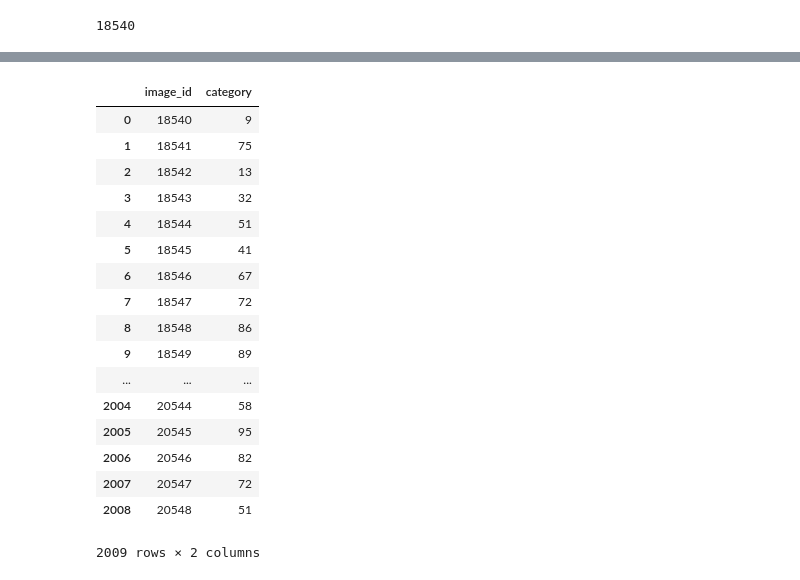
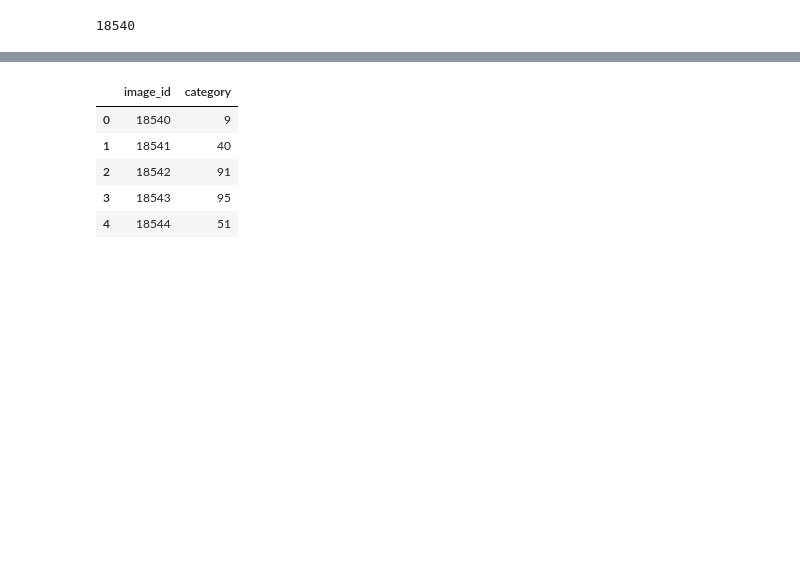
Before and after one commit to sagar9926/FlowerClassification, a Jupyter notebook: Copy_of_Flower_category_comp.ipynb, the cells around one changed output, grey strips where cells are left out. Cells and saved outputs as stored; diff of their text form; code cells hidden in the pictures; blank space fills up the shorter version.

```diff
--- a/Copy_of_Flower_category_comp.ipynb
+++ b/Copy_of_Flower_category_comp.ipynb
@@ -179,15 +182,18 @@ y.shape
 # %% [output]
 (18540, 103)
 # %%
-X_train, X_test, y_train, y_test = train_test_split(X, y, random_state=42, test_size=0.25 )
+X_train, X_test, y_train, y_test = train_test_split(X, y, random_state=42, test_size=0.25,stratify = L )
 # %%
-datagen = ImageDataGenerator(featurewise_center=True, featurewise_std_normalization=True,horizontal_flip = True)
+datagen = ImageDataGenerator(featurewise_center=True, featurewise_std_normalization=True,horizontal_flip = True,vertical_flip = True)
 datagen.fit(X_train)
+
+val_datagen = ImageDataGenerator(featurewise_center=True, featurewise_std_normalization=True)
+val_datagen.fit(X_train)
 
 
 # demonstrate effect on entire training dataset
 train_iterator = datagen.flow(X_train, y_train, batch_size=256, shuffle=False) #what is the use of shuffle
-val_iterator = datagen.flow(X_test, y_test, batch_size=64, shuffle=False)
+val_iterator = val_datagen.flow(X_test, y_test, batch_size=64, shuffle=False)
 # %%
 # Define the model
 model1 = Sequential()
@@ -478,7 +698,7 @@ df_test['image_id'][0]
 # %%
 test_image = []
 for i in tqdm(range(df_test.shape[0])):
-    img = image.load_img('../data/test/'+df_test['image_id'][i].astype('str')+'.jpg', target_size=(50,50,1))
+    img = image.load_img('../data/test/'+df_test['image_id'][i].astype('str')+'.jpg', target_size=(224,224,1))
     img = image.img_to_array(img)
     img = img/255
     test_image.append(img)
@@ -486,3 +711,10 @@ test = np.array(test_image)
 # %%
-test_iterator = datagen.flow(test, batch_size=64, shuffle=False)
-prediction = model.predict_generator(test_iterator,steps = 64)
+test_datagen = ImageDataGenerator(featurewise_center=True, featurewise_std_normalization=True)
+test_datagen.fit(X_train)
+
+
+
+
+
+test_iterator = test_datagen.flow(test, batch_size=64, shuffle=False)
+prediction = model.predict_generator(test_iterator,steps = 32)
@@ -539,26 +773,14 @@ sample = pd.read_csv('../data/sample_submission.csv')
 # %%
 df_final= sample.iloc[:,[0]]
 df_final=pd.concat([df_final,df_prediction],axis=1)
-df_final
+df_final.head()
 # %% [output]
 |  | image_id | category |
 | 0 | 18540 | 9 |
-| 1 | 18541 | 75 |
-| 2 | 18542 | 13 |
-| 3 | 18543 | 32 |
+| 1 | 18541 | 40 |
+| 2 | 18542 | 91 |
+| 3 | 18543 | 95 |
 | 4 | 18544 | 51 |
-| 5 | 18545 | 41 |
-| 6 | 18546 | 67 |
-| 7 | 18547 | 72 |
-| 8 | 18548 | 86 |
-| 9 | 18549 | 89 |
-| ... | ... | ... |
-| 2004 | 20544 | 58 |
-| 2005 | 20545 | 95 |
-| 2006 | 20546 | 82 |
-| 2007 | 20547 | 72 |
-| 2008 | 20548 | 51 |
-2009 rows × 2 columns
 # %%
 pd.DataFrame(df_final).to_csv('myprediction_NN.csv',index = False)
 # %%
```
Also changed, not shown: parts of 16 cells of this notebook.
